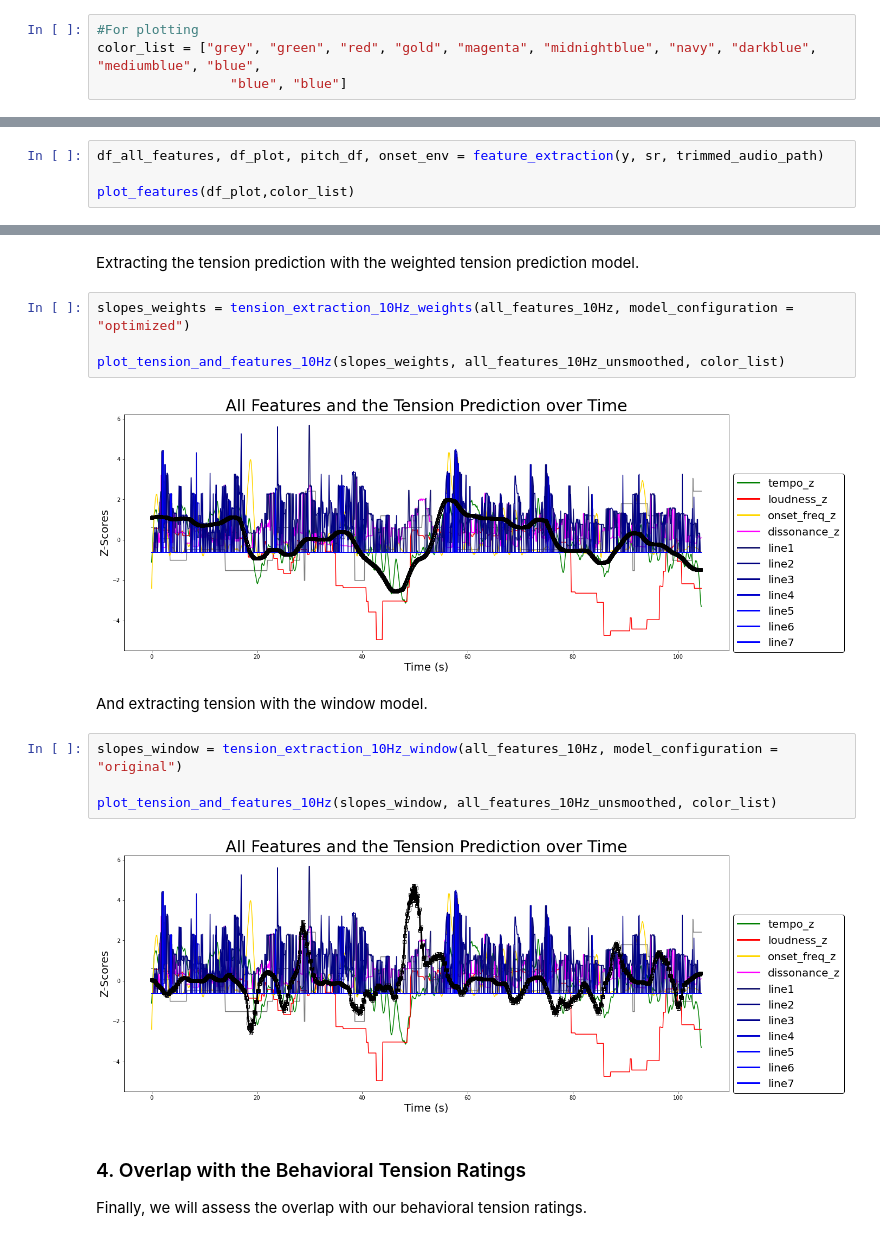
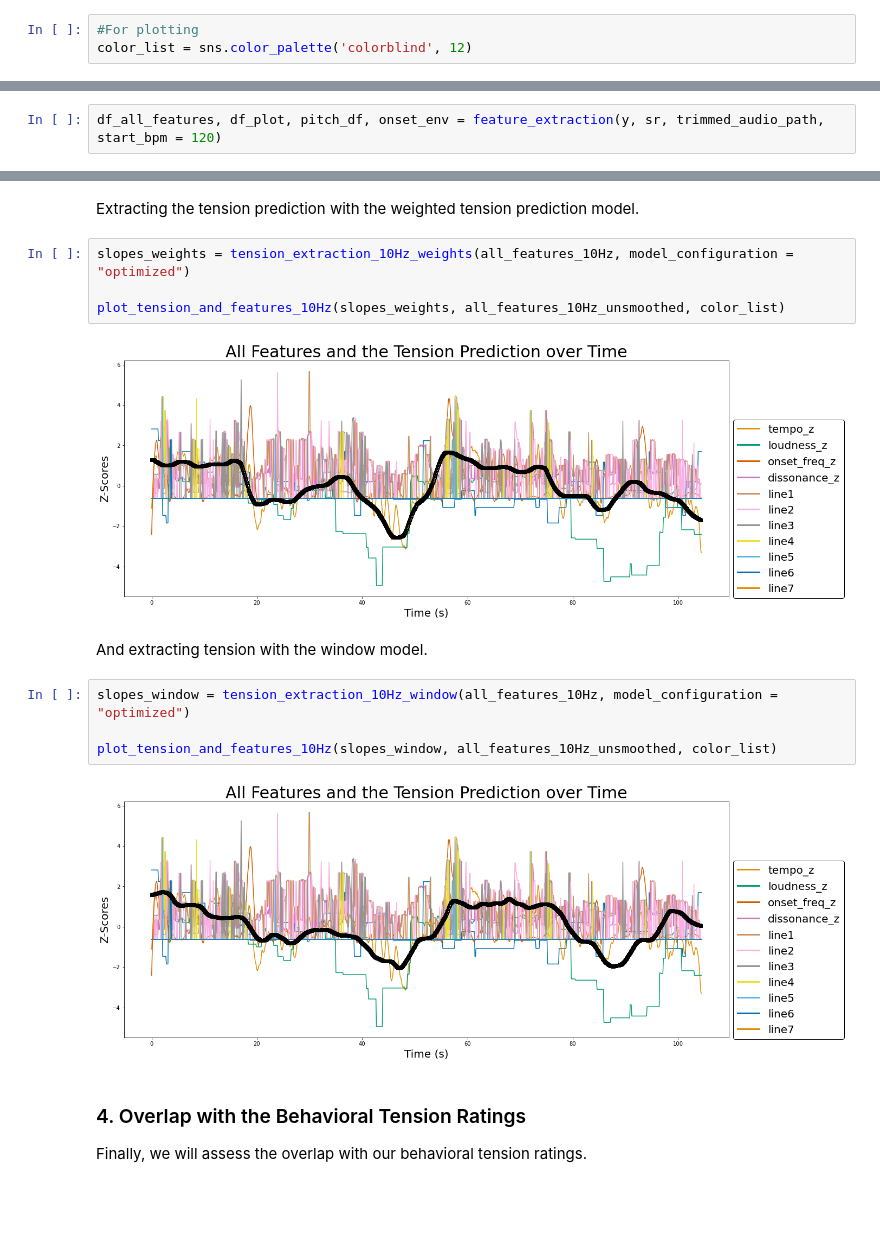
Before and after one commit to vivienbarchet/TenseMusic, a Jupyter notebook: example2.ipynb, the cells around one changed output, grey strips where cells are left out. Saved outputs shown, nothing was run; the diff lists cells and outputs as text; blank space fills up the shorter version.

```diff
--- a/example2.ipynb
+++ b/example2.ipynb
@@ -37,8 +38,7 @@ from scipy.stats import spearmanr
 %run tension_functions.ipynb     #defining our custom functions
 # %%
 #For plotting
-color_list = ["grey", "green", "red", "gold", "magenta", "midnightblue", "navy", "darkblue", "mediumblue", "blue",
-                 "blue", "blue"]
+color_list = sns.color_palette('colorblind', 12)
 # %% [markdown]
 ### 1. Importing and trimming the audio file
 
@@ -64,9 +64,7 @@ The features include:
 - Pitch Height
 - Onset frequency
 # %%
-df_all_features, df_plot, pitch_df, onset_env = feature_extraction(y, sr, trimmed_audio_path)
-
-plot_features(df_plot,color_list)
+df_all_features, df_plot, pitch_df, onset_env = feature_extraction(y, sr, trimmed_audio_path, start_bpm = 120)
 # %% [output]
 Estimating tempo...
 Estimating Onset frequency...
@@ -108,15 +101,15 @@ slopes_weights = tension_extraction_10Hz_weights(all_features_10Hz, model_config
 
 plot_tension_and_features_10Hz(slopes_weights, all_features_10Hz_unsmoothed, color_list)
 # %% [output]
-[figure, old version]
+[figure, new version]
 # %% [markdown]
 And extracting tension with the window model.
 # %%
-slopes_window = tension_extraction_10Hz_window(all_features_10Hz, model_configuration = "original")
+slopes_window = tension_extraction_10Hz_window(all_features_10Hz, model_configuration = "optimized")
 
 plot_tension_and_features_10Hz(slopes_window, all_features_10Hz_unsmoothed, color_list)
 # %% [output]
-[figure, old version]
+[figure, new version]
 # %% [markdown]
 ### 4. Overlap with the Behavioral Tension Ratings
 
```
Also changed, not shown: parts of 8 cells of this notebook, 1 other file.
